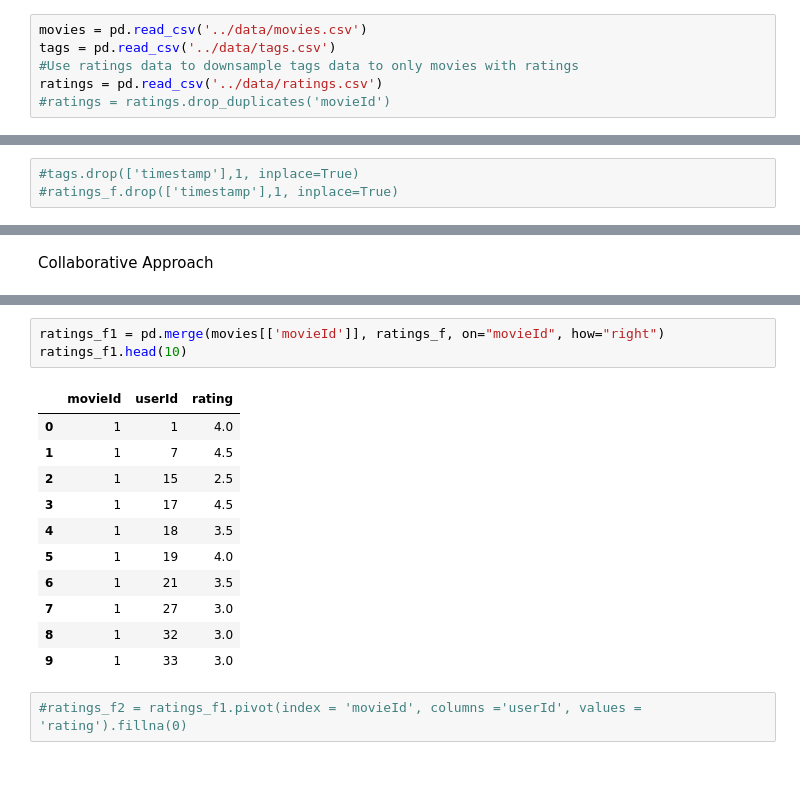
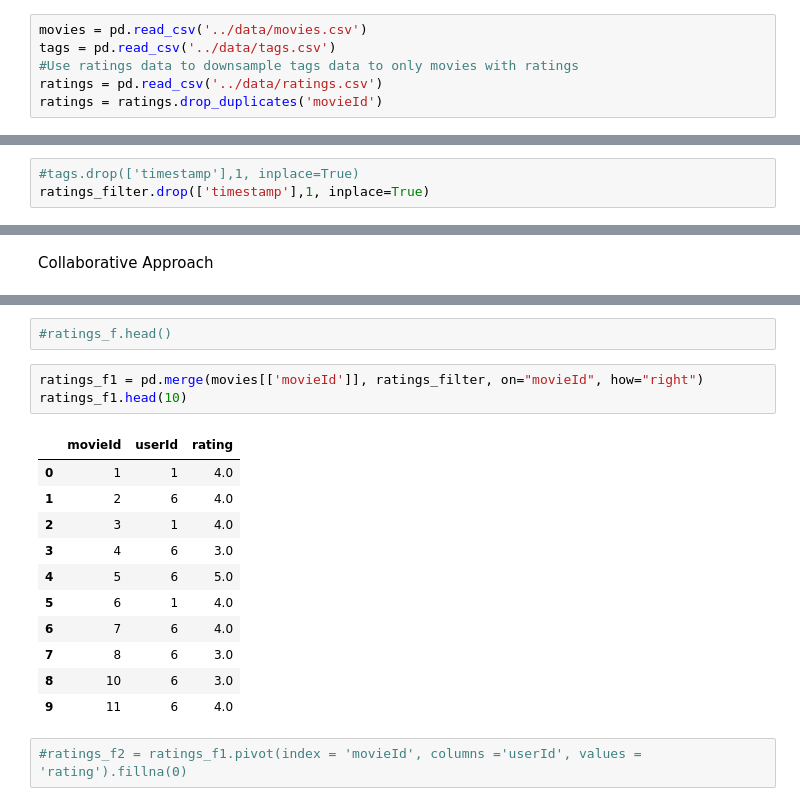
Before and after one commit to yoohanko98/movie-recommendation-system, a Jupyter notebook: jupyter/content_filter_recommendation.ipynb, the cells around one changed output, grey strips where cells are left out. Drawn from its saved outputs; the diff is of its cells as text; blank space fills up the shorter version.

Commit message:
Add comments for content filtering

```diff
--- a/jupyter/content_filter_recommendation.ipynb
+++ b/jupyter/content_filter_recommendation.ipynb
@@ -18,7 +18,7 @@ movies = pd.read_csv('../data/movies.csv')
 tags = pd.read_csv('../data/tags.csv')
 #Use ratings data to downsample tags data to only movies with ratings
 ratings = pd.read_csv('../data/ratings.csv')
-#ratings = ratings.drop_duplicates('movieId')
+ratings = ratings.drop_duplicates('movieId')
 # %%
 movies['genres'] = movies['genres'].str.replace('|',' ')
 movies.tail()
@@ -63,4 +63,4 @@ movies.head(3)
 Mapping_file = dict(zip(movies.title.tolist(), movies.movieId.tolist()))
 # %%
 #tags.drop(['timestamp'],1, inplace=True)
-#ratings_f.drop(['timestamp'],1, inplace=True)
+ratings_filter.drop(['timestamp'],1, inplace=True)
@@ -147,18 +175,20 @@ ratings_f.head()
+# %%
+#ratings_f.head()
 # %%
-ratings_f1 = pd.merge(movies[['movieId']], ratings_f, on="movieId", how="right")
+ratings_f1 = pd.merge(movies[['movieId']], ratings_filter, on="movieId", how="right")
 ratings_f1.head(10)
 # %% [output]
 |  | movieId | userId | rating |
 | 0 | 1 | 1 | 4.0 |
-| 1 | 1 | 7 | 4.5 |
-| 2 | 1 | 15 | 2.5 |
-| 3 | 1 | 17 | 4.5 |
-| 4 | 1 | 18 | 3.5 |
-| 5 | 1 | 19 | 4.0 |
-| 6 | 1 | 21 | 3.5 |
-| 7 | 1 | 27 | 3.0 |
-| 8 | 1 | 32 | 3.0 |
-| 9 | 1 | 33 | 3.0 |
+| 1 | 2 | 6 | 4.0 |
+| 2 | 3 | 1 | 4.0 |
+| 3 | 4 | 6 | 3.0 |
+| 4 | 5 | 6 | 5.0 |
+| 5 | 6 | 1 | 4.0 |
+| 6 | 7 | 6 | 4.0 |
+| 7 | 8 | 6 | 3.0 |
+| 8 | 10 | 6 | 3.0 |
+| 9 | 11 | 6 | 4.0 |
 # %%
 #ratings_f2 = ratings_f1.pivot(index = 'movieId', columns ='userId', values = 'rating').fillna(0)
 # %%
```
Also changed, not shown: parts of 9 cells of this notebook.
